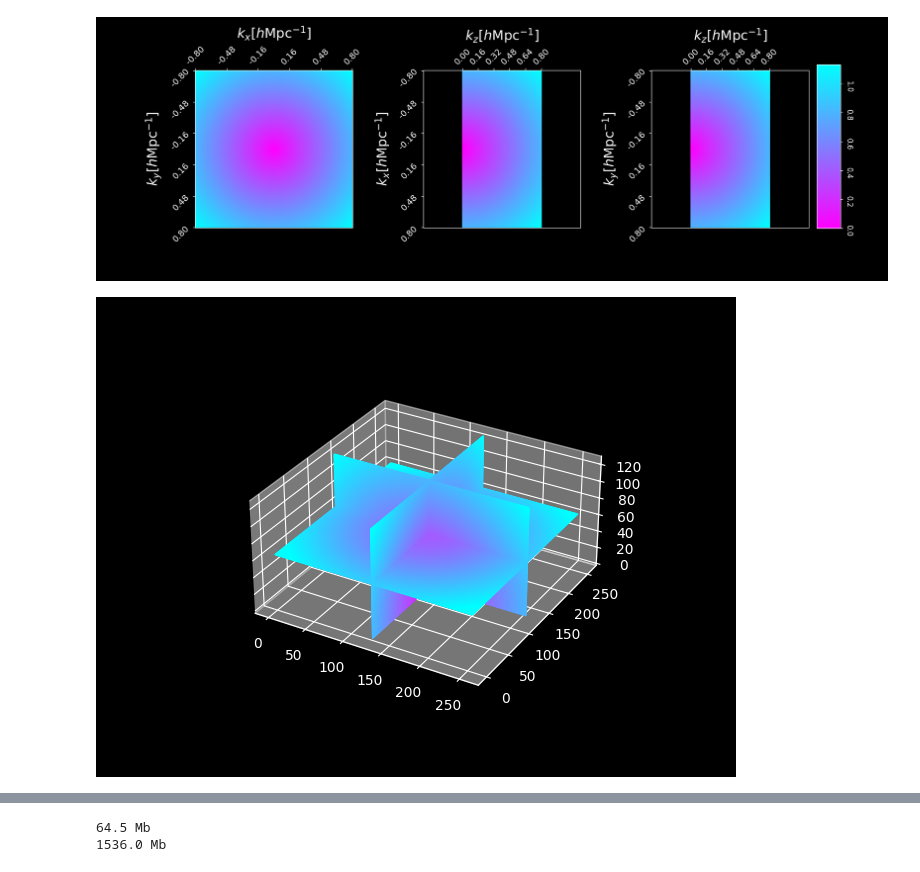
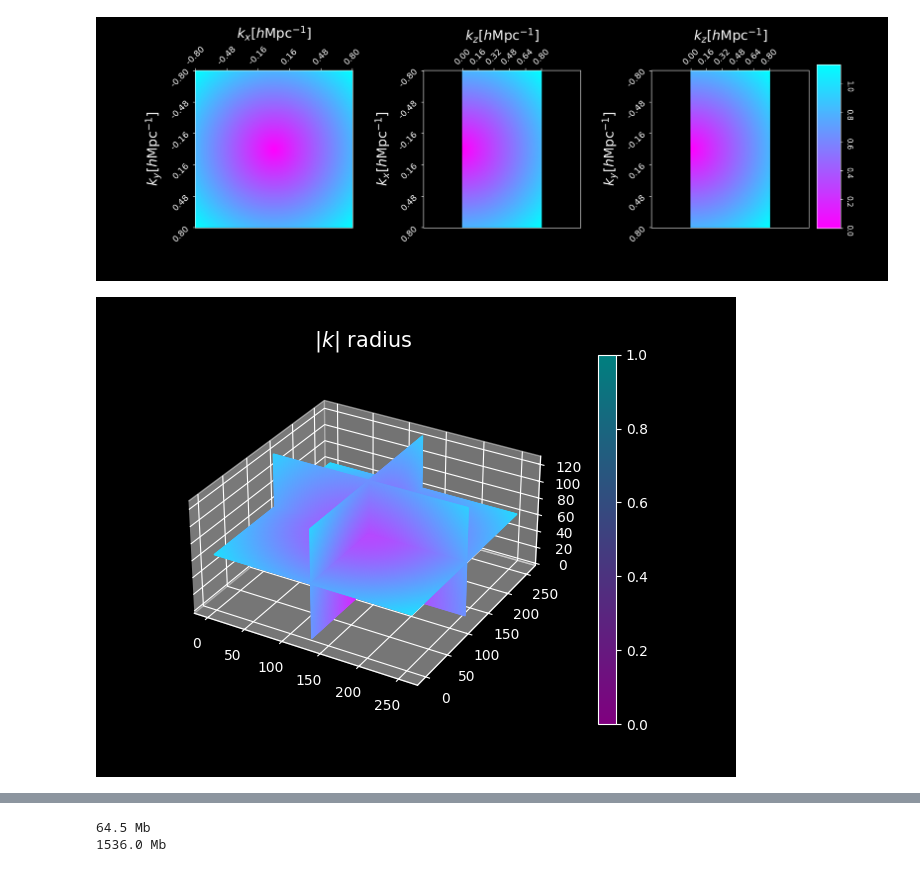
Before and after one commit to anirbanbairagi/Power-Spectrum-Change-Under-Gradient-Perturbation, a Jupyter notebook: nico_correction_tests.ipynb, the cells around one changed output, grey strips where cells are left out. Saved outputs shown, nothing was run; the diff lists cells and outputs as text; code cells hidden in the pictures.

```diff
--- a/nico_correction_tests.ipynb
+++ b/nico_correction_tests.ipynb
@@ -590,0 +587,11 @@ print(k_radius.shape)
+# %%
+fig, ax = plt.subplots(figsize = (5,4))
+ax.plot(NCPU_list, ct1_list, label = "First pyfftw")
+ax.plot(NCPU_list, ct2_list, label = "Second pyfftw")
+ax.plot(NCPU_list, ct3_list, label = "pyfftw w/ numpy")
+ax.set_xscale('log', base=2)
+ax.set_ylabel("Time (s)", fontsize = 11)
+ax.set_xlabel("#CPUs", fontsize = 11)
+ax.set_yscale('linear')
+ax.legend(fontsize = 12)
+ax.grid(color = "gray", alpha =0.5)
@@ -690,50 +746,54 @@ def plot_quadrants(ax, array, fixed_coord, cmap):
     ]
 
     min_val = array.min()
-    max_val = array.max()*0.8
+    max_val = array.max()
 
     cmap = plt.get_cmap(cmap)
 
     for i, quadrant in enumerate(quadrants):
         facecolors = cmap((quadrant - min_val) / (max_val - min_val))
+        #facecolors = cmap(quadrant)
         if fixed_coord == 'x':
             Y, Z = np.mgrid[0:ny // 2, 0:nz // 2]
             X = nx // 2 * np.ones_like(Y)
             Y_offset = (i // 2) * ny // 2
             Z_offset = (i % 2) * nz // 2
-            ax.plot_surface(X, Y + Y_offset, Z + Z_offset, rstride=1, cstride=1,
-                            facecolors=facecolors, shade=False, alpha = 0.5)
+            A = ax.plot_surface(X, Y + Y_offset, Z + Z_offset, rstride=1, cstride=1,
+                            facecolors=facecolors, shade=False, alpha = 0.5, cmap = cmap)
         elif fixed_coord == 'y':
             X, Z = np.mgrid[0:nx // 2, 0:nz // 2]
             Y = ny // 2 * np.ones_like(X)
             X_offset = (i // 2) * nx // 2
             Z_offset = (i % 2) * nz // 2
-            ax.plot_surface(X + X_offset, Y, Z + Z_offset, rstride=1, cstride=1,
-                            facecolors=facecolors, shade=False, alpha = 0.5)
+            A = ax.plot_surface(X + X_offset, Y, Z + Z_offset, rstride=1, cstride=1,
+                            facecolors=facecolors, shade=False, alpha = 0.5,cmap = cmap)
         elif fixed_coord == 'z':
             X, Y = np.mgrid[0:nx // 2, 0:ny // 2]
             Z = nz // 2 * np.ones_like(X)
             X_offset = (i // 2) * nx // 2
             Y_offset = (i % 2) * ny // 2
-            ax.plot_surface(X + X_offset, Y + Y_offset, Z, rstride=1, cstride=1,
-                            facecolors=facecolors, shade=False, alpha = 0.5)
+            A = ax.plot_surface(X + X_offset, Y + Y_offset, Z, rstride=1, cstride=1,
+                            facecolors=facecolors, shade=False, alpha = 0.5, cmap = cmap)
+    return A
 
 
-def figure_3D_array_slices(array, cmap=None):
+def figure_3D_array_slices(array,  titlestr,cmap=None):
     """Plot a 3d array using three intersecting centered planes."""
     fig = plt.figure()
     ax = fig.add_subplot(projection='3d')
     ax.set_box_aspect(array.shape)
-    plot_quadrants(ax, array, 'x', cmap=cmap)
+    A = plot_quadrants(ax, array, 'x', cmap=cmap)
     plot_quadrants(ax, array, 'y', cmap=cmap)
     plot_quadrants(ax, array, 'z', cmap=cmap)
+    plt.title(titlestr, fontsize = 15)
+    fig.colorbar(A, pad = 0.1)
+    # divider = make_axes_locatable(ax)
+    # cad = divider.append_axes("right", size="8%", pad=0.05)
+    # mappable = plt.cm.ScalarMappable(cmap=cmap, cax = cad)
+    # plt.colorbar(mappable)
     return fig, ax
 
-
-# nx, ny, nz = 70, 100, 50
-# r_square = (np.mgrid[-1:1:1j * nx, -1:1:1j * ny, -1:1:1j * nz] ** 2).sum(0)
-
-figure_3D_array_slices(k_radius, cmap='cool_r')
+figure_3D_array_slices(k_radius,r"$|k|$" + " radius", cmap='cool_r')
 plt.show()
 # %% [output]
-[figure, old version]
+[figure, new version]
```
Also changed, not shown: parts of 22 cells of this notebook.
